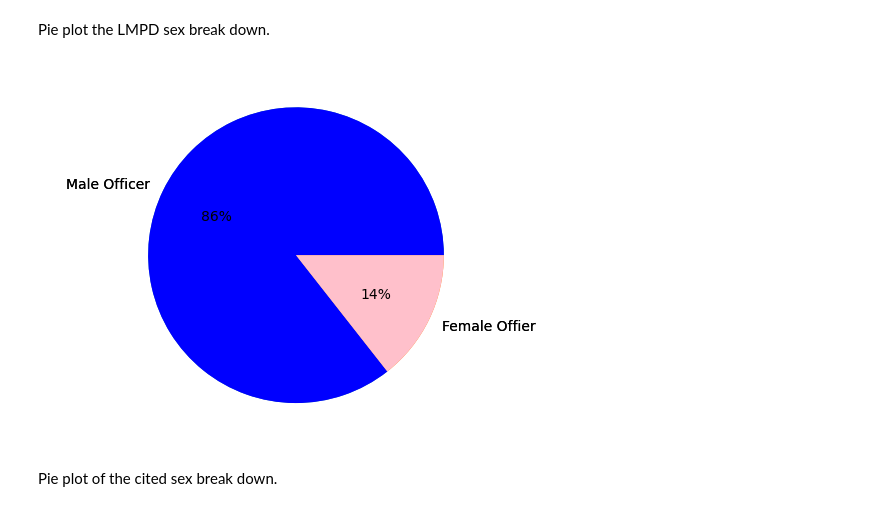
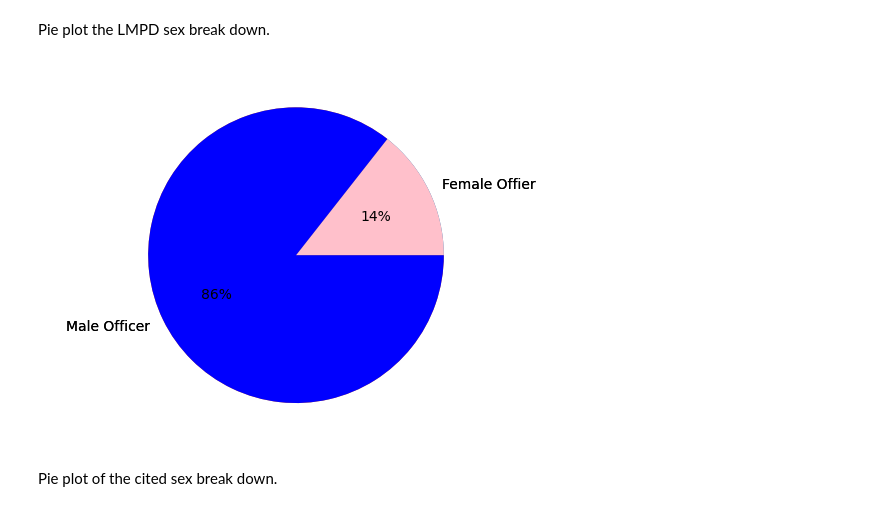
Before and after one commit to dmorton714/lmpd, a Jupyter notebook: final_code.ipynb, the cells around one changed output. Cells and saved outputs as stored; diff of their text form; code cells hidden in the pictures.

```diff
--- a/final_code.ipynb
+++ b/final_code.ipynb
@@ -150,21 +135,21 @@ Pie plot the LMPD sex break down.
 # %%
 # officer data as pie chart
 # Data to plot
 labels = []
 sizes = []
 
 for x, y in oh_sex.items():
     labels.append(x)
     sizes.append(y)
 
 # Plot
 plt.pie(sizes, labels=labels)
 
 plt.axis('equal')
-plt.pie(sizes, labels=labels, autopct='%1.0f%%', colors = ['blue', 'pink'])
+plt.pie(sizes, labels=labels, autopct='%1.0f%%', colors = ['pink', 'blue'])
 plt.show()
 # %% [output]
-[figure, old version]
+[figure, new version]
 # %% [markdown]
 Pie plot of the cited sex break down.
 # %%
```
Also changed, not shown: parts of 11 cells of this notebook, 2 other files.
